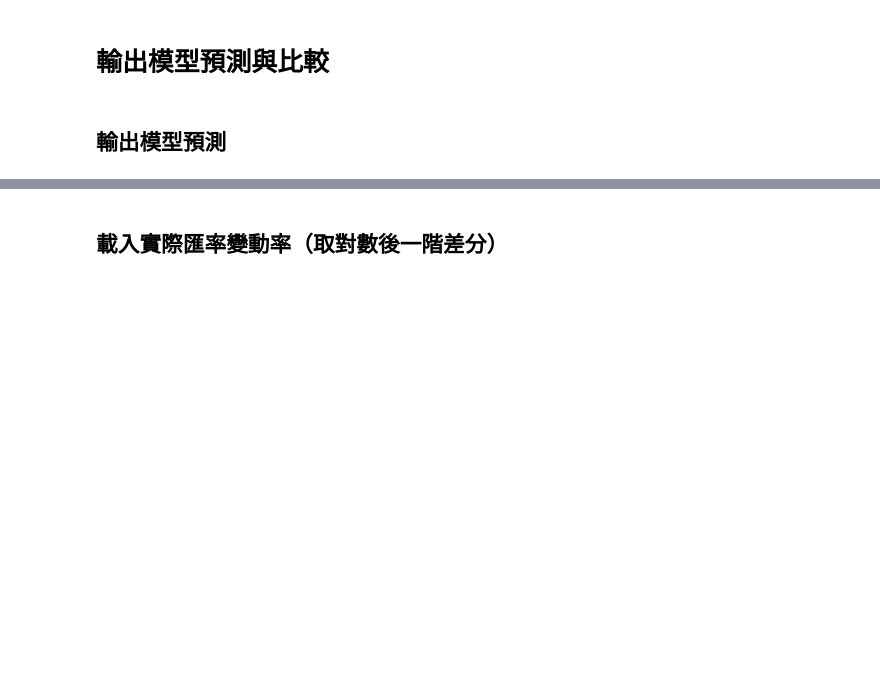
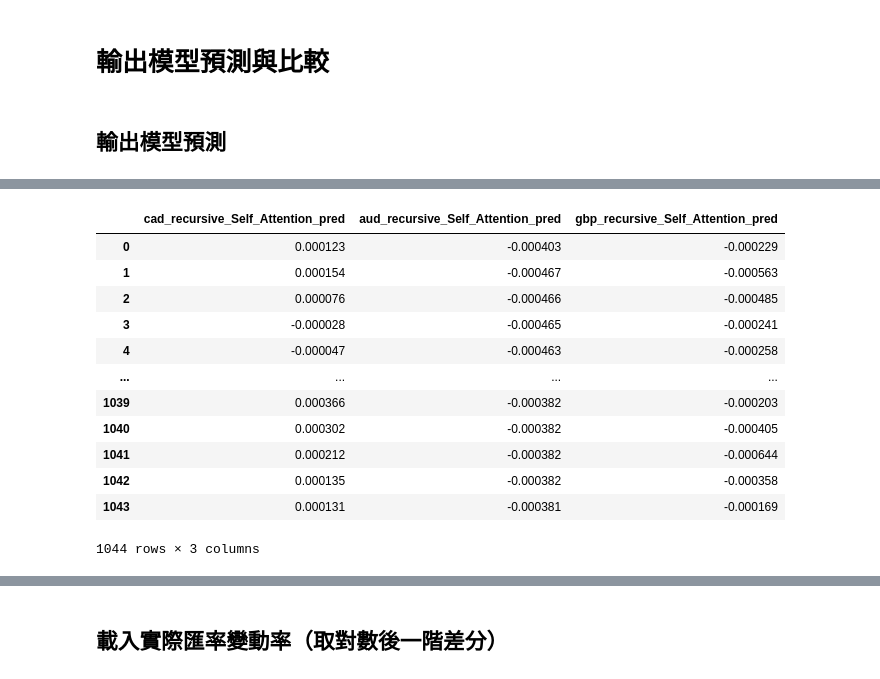
Before and after one commit to chungichien0923/LSTM_VS_ATTENTION, a Jupyter notebook: 3_Prediction_Performance.ipynb, the cells around one changed output, grey strips where cells are left out. Drawn from its saved outputs; the diff is of its cells as text; code cells hidden in the pictures; blank space fills up the shorter version.

```diff
--- a/3_Prediction_Performance.ipynb
+++ b/3_Prediction_Performance.ipynb
@@ -585,6 +873,20 @@ LSTM_rolling_prediction
 # %%
-Self_Attention_recursive_prediction = pd.concat([cad_recursive_Self_Attention_pred, aud_recursive_Self_Attention_pred, gbp_recursive_Self_Attention_pred], axis=1)
+Self_Attention_recursive_prediction = pd.DataFrame(np.column_stack((cad_recursive_Self_Attention_pred, aud_recursive_Self_Attention_pred, gbp_recursive_Self_Attention_pred)))
 Self_Attention_recursive_prediction.columns = ['cad_recursive_Self_Attention_pred', 'aud_recursive_Self_Attention_pred', 'gbp_recursive_Self_Attention_pred']
 Self_Attention_recursive_prediction.to_csv('./Self_Attention_recursive_prediction.csv')
 Self_Attention_recursive_prediction
+# %% [output]
+|  | cad_recursive_Self_Attention_pred | aud_recursive_Self_Attention_pred | gbp_recursive_Self_Attention_pred |
+| 0 | 0.000123 | -0.000403 | -0.000229 |
+| 1 | 0.000154 | -0.000467 | -0.000563 |
+| 2 | 0.000076 | -0.000466 | -0.000485 |
+| 3 | -0.000028 | -0.000465 | -0.000241 |
+| 4 | -0.000047 | -0.000463 | -0.000258 |
+| ... | ... | ... | ... |
+| 1039 | 0.000366 | -0.000382 | -0.000203 |
+| 1040 | 0.000302 | -0.000382 | -0.000405 |
+| 1041 | 0.000212 | -0.000382 | -0.000644 |
+| 1042 | 0.000135 | -0.000382 | -0.000358 |
+| 1043 | 0.000131 | -0.000381 | -0.000169 |
+1044 rows × 3 columns
 # %%
```
Also changed, not shown: parts of 42 cells of this notebook.
